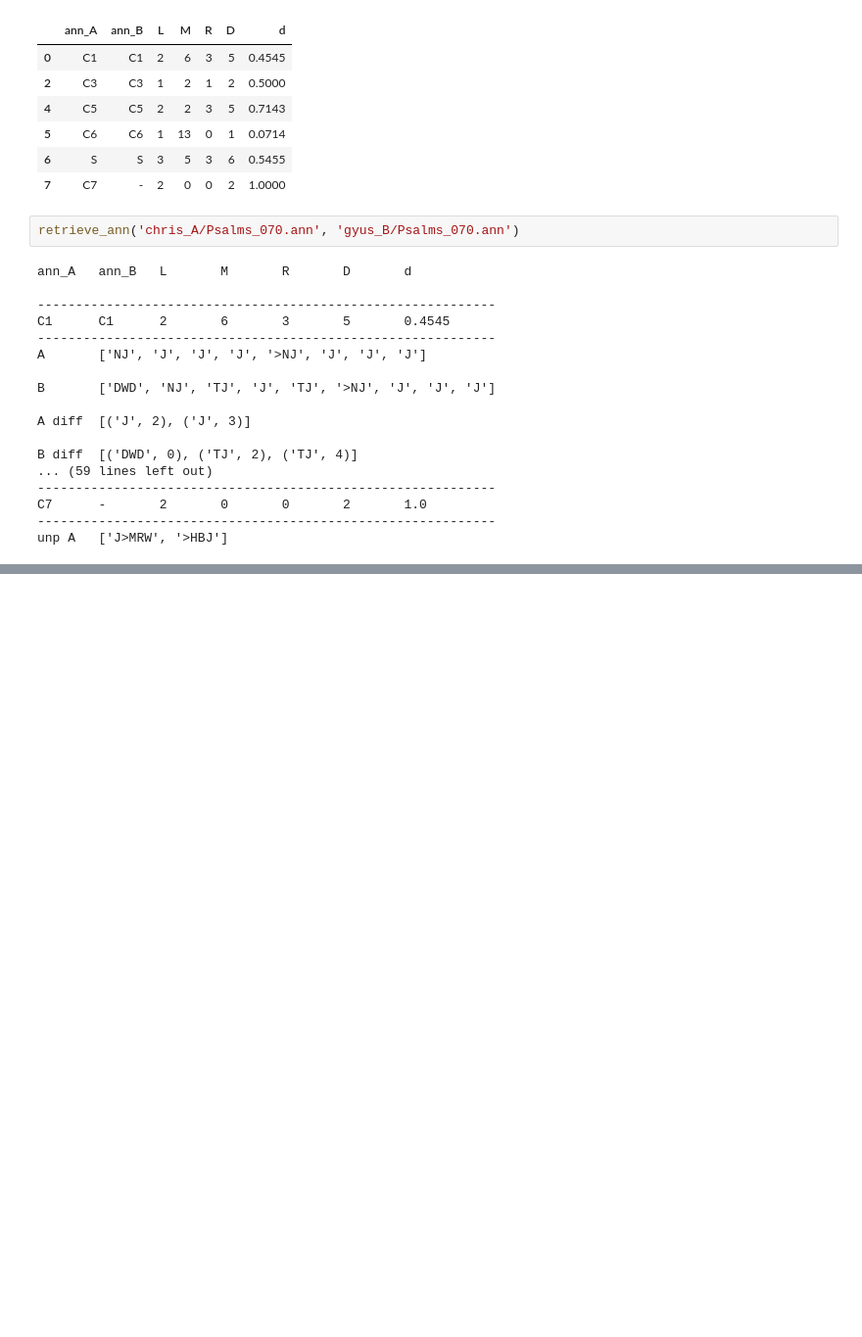
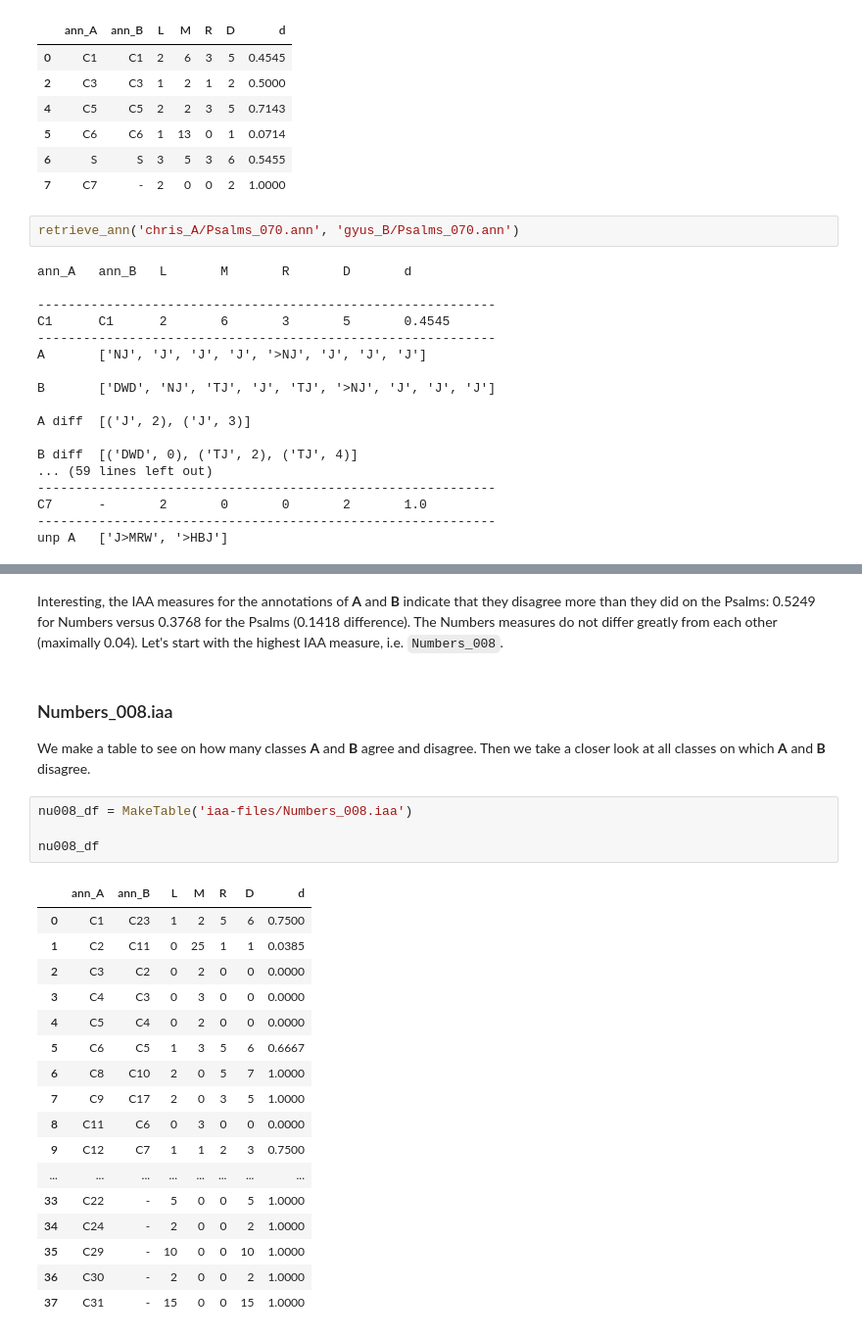
Before and after one commit to cmerwich/participant-analysis, a Jupyter notebook: iaa/iaa-analysis.ipynb, the cells around one changed output, grey strips where cells are left out. Shown at 98% size. Drawn from its saved outputs; the diff is of its cells as text; blank space fills up the shorter version.

```diff
--- a/iaa/iaa-analysis.ipynb
+++ b/iaa/iaa-analysis.ipynb
@@ -871,0 +904,28 @@ Numbers_010.iaa -       109     163     111     220     0.5744
+# %% [markdown]
+Interesting, the IAA measures for the annotations of **A** and **B** indicate that they disagree more than they did on the Psalms: 0.5249 for Numbers versus 0.3768 for the Psalms (0.1418 difference). The Numbers measures do not differ greatly from each other (maximally 0.04). Let's start with the highest IAA measure, i.e. `Numbers_008`.
+# %% [markdown]
+### Numbers_008.iaa
+
+We make a table to see on how many classes **A** and **B** agree and disagree. Then we take a closer look at all classes on which **A** and **B** disagree.
+# %%
+nu008_df = MakeTable('iaa-files/Numbers_008.iaa')
+
+nu008_df
+# %% [output]
+|  | ann_A | ann_B | L | M | R | D | d |
+| 0 | C1 | C23 | 1 | 2 | 5 | 6 | 0.7500 |
+| 1 | C2 | C11 | 0 | 25 | 1 | 1 | 0.0385 |
+| 2 | C3 | C2 | 0 | 2 | 0 | 0 | 0.0000 |
+| 3 | C4 | C3 | 0 | 3 | 0 | 0 | 0.0000 |
+| 4 | C5 | C4 | 0 | 2 | 0 | 0 | 0.0000 |
+| 5 | C6 | C5 | 1 | 3 | 5 | 6 | 0.6667 |
+| 6 | C8 | C10 | 2 | 0 | 5 | 7 | 1.0000 |
+| 7 | C9 | C17 | 2 | 0 | 3 | 5 | 1.0000 |
+| 8 | C11 | C6 | 0 | 3 | 0 | 0 | 0.0000 |
+| 9 | C12 | C7 | 1 | 1 | 2 | 3 | 0.7500 |
+| ... | ... | ... | ... | ... | ... | ... | ... |
+| 33 | C22 | - | 5 | 0 | 0 | 5 | 1.0000 |
+| 34 | C24 | - | 2 | 0 | 0 | 2 | 1.0000 |
+| 35 | C29 | - | 10 | 0 | 0 | 10 | 1.0000 |
+| 36 | C30 | - | 2 | 0 | 0 | 2 | 1.0000 |
+| 37 | C31 | - | 15 | 0 | 0 | 15 | 1.0000 |
```
Also changed, not shown: parts of 22 cells of this notebook, 16 other files.
